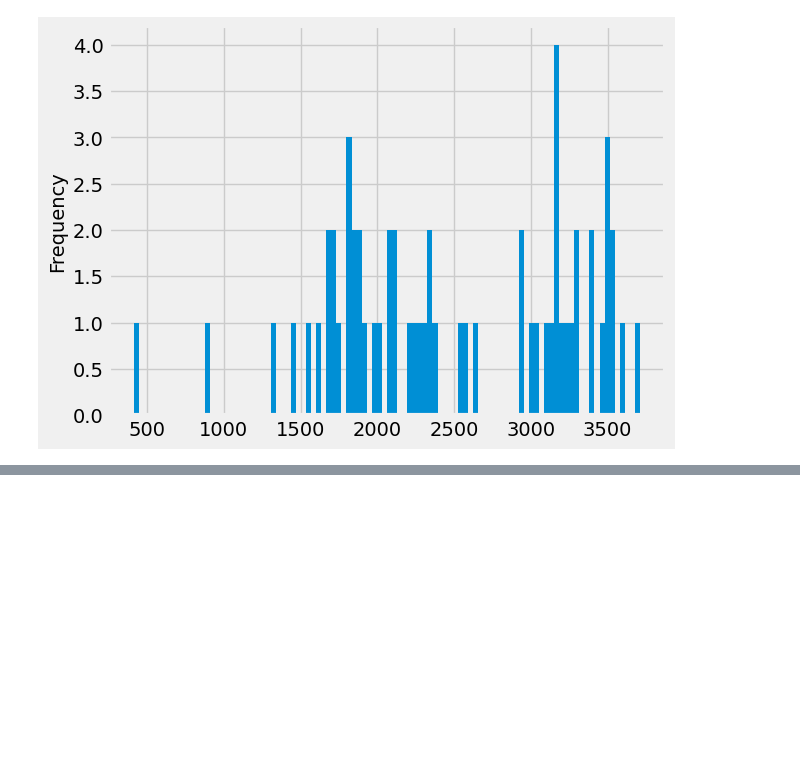
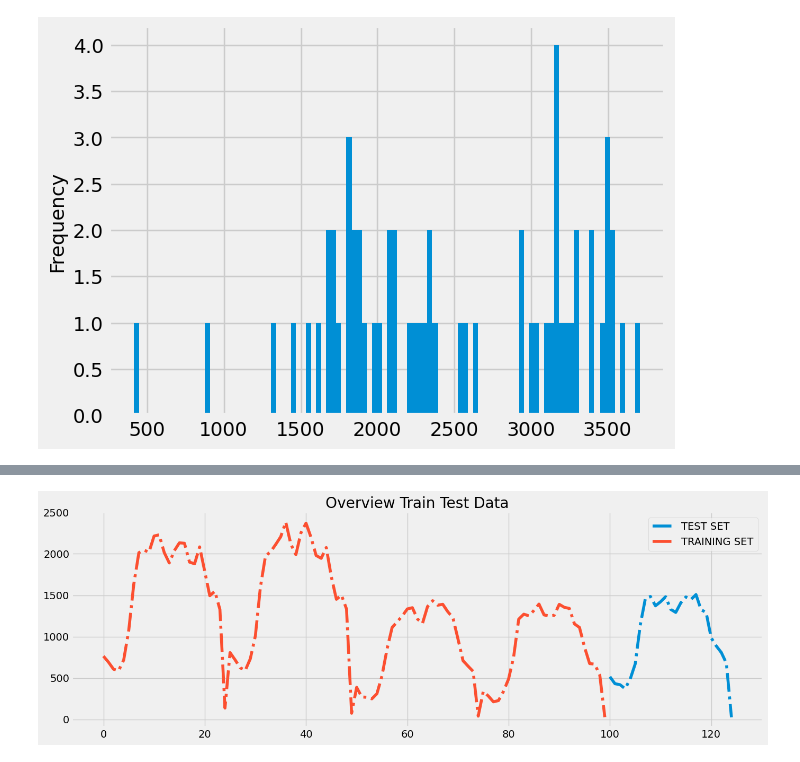
Before and after one commit to MaiJhay/Road-Accidents-In-Quezon-City, a Jupyter notebook: main.ipynb, the cells around one changed output, grey strips where cells are left out. Drawn from its saved outputs; the diff is of its cells as text; code cells hidden in the pictures; blank space fills up the shorter version.

```diff
--- a/main.ipynb
+++ b/main.ipynb
@@ -136,0 +141,18 @@ df_month[DEPENDENT_VARIABLE].plot(kind='hist', bins=100);
+# %%
+# ----------- Hour -----------
+df_hour_X = df_hour.copy()
+
+# Test Size = 20%
+train_hour, test_hour = time_train_test_split(df_hour_X, test_size=int(len(df_month)*0.42))
+
+train_hour = pd.DataFrame(train_hour)
+test_hour = pd.DataFrame(test_hour)
+
+# ----------- Monthly -----------
+df_month_X = df_month.copy()
+
+# Test Size = 20%
+train_month, test_month = time_train_test_split(df_month_X, test_size=int(len(df_month)*0.2))
+
+train_month = pd.DataFrame(train_month)
+test_month = pd.DataFrame(test_month)
@@ -136,0 +195,4 @@ df_month[DEPENDENT_VARIABLE].plot(kind='hist', bins=100);
+# %%
+overview_Train_Test_Data = test_hour[[DEPENDENT_VARIABLE]].rename(columns={DEPENDENT_VARIABLE: 'TEST SET'}) .join( train_hour[[DEPENDENT_VARIABLE]].rename(columns={DEPENDENT_VARIABLE: 'TRAINING SET'}), how='outer').plot(figsize=(15,5), title='Overview Train Test Data', style='-.')
+# %% [output]
+[figure, added]
```
Also changed, not shown: parts of 5 cells of this notebook.
